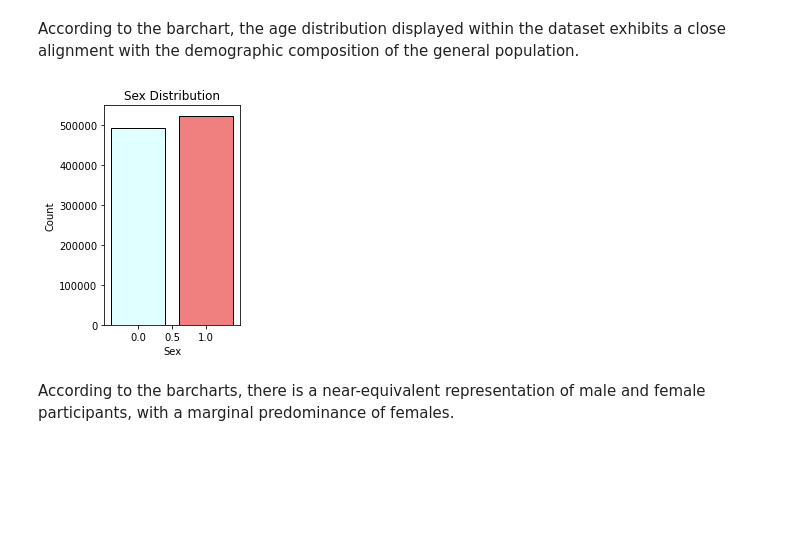
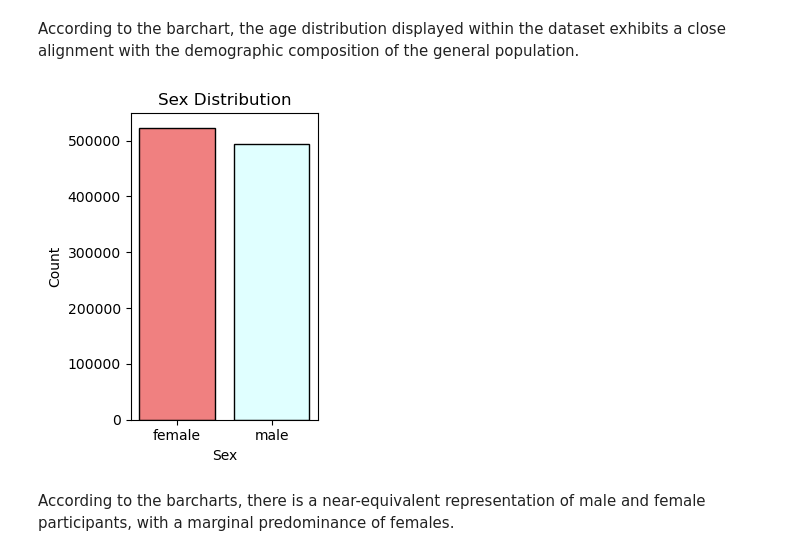
Before and after one commit to zihanzhao1999/CapstoneProject, a Jupyter notebook: Preprocessing_and_EDA.ipynb, the cells around one changed output. Saved outputs shown, nothing was run; the diff lists cells and outputs as text; code cells hidden in the pictures; blank space fills up the shorter version.

```diff
--- a/Preprocessing_and_EDA.ipynb
+++ b/Preprocessing_and_EDA.ipynb
@@ -153,16 +153,17 @@ According to the barchart, the age distribution displayed within the dataset exh
 # %%
 import matplotlib.pyplot as plt
 data2 = train['SEX']
+data2 = data2.replace({0: 'male', 1: 'female'})
 sex_counts = data2.value_counts()
 plt.figure(figsize=(3, 4))
 plt.bar(sex_counts.index, sex_counts.values, color=['lightcoral', 'lightcyan'], edgecolor='black')
 plt.title('Sex Distribution')
 plt.xlabel('Sex')
 plt.ylabel('Count')
 plt.tight_layout()
 plt.show()
 # %% [output]
-[figure, old version]
+[figure, new version]
 # %% [markdown]
 According to the barcharts, there is a near-equivalent representation of male and female participants, with a marginal predominance of females.
 # %%
```
Also changed, not shown: parts of 2 cells of this notebook.
